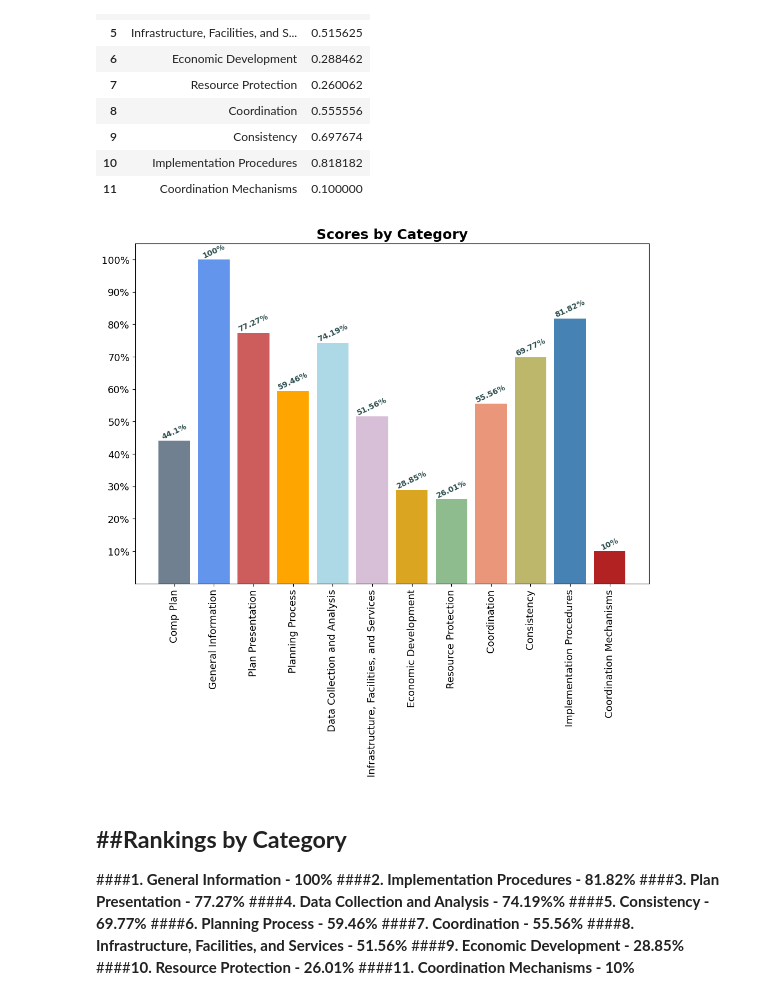
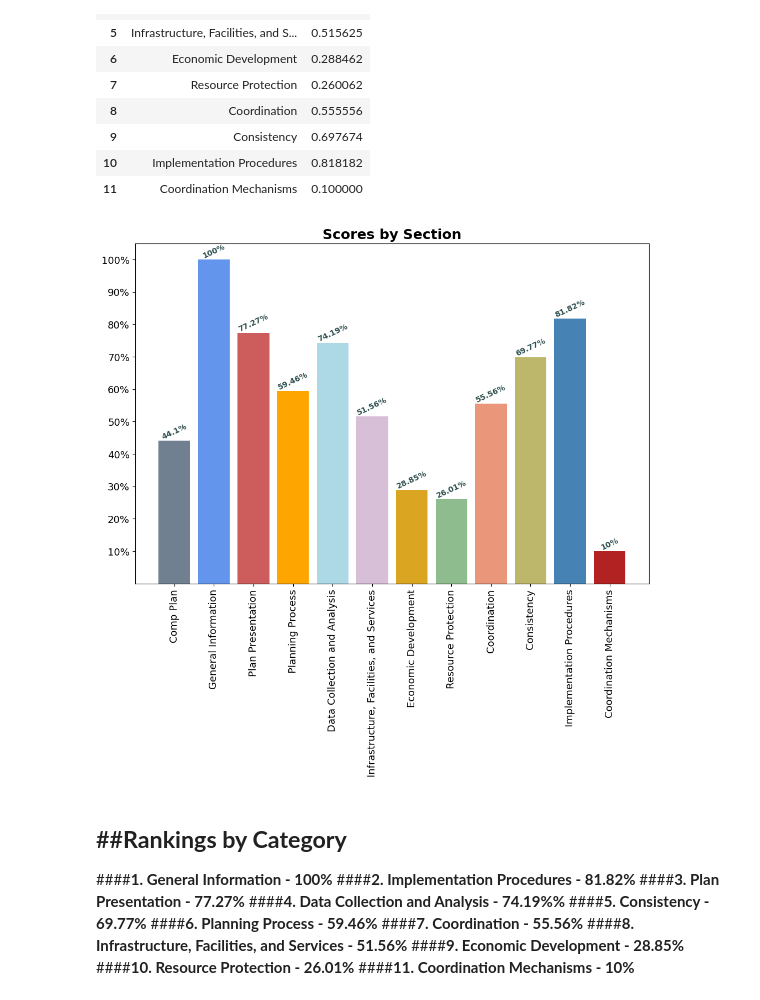
Before and after one commit to baileymccluresinger/UAPP703_2024, a Jupyter notebook: UAPP706_Project.ipynb, the cells around one changed output. Cells and saved outputs as stored; diff of their text form; code cells hidden in the pictures.

```diff
--- a/UAPP706_Project.ipynb
+++ b/UAPP706_Project.ipynb
@@ -482,12 +482,12 @@ percentages = ['44.1%', '100%', '77.27%', '59.46%', '74.19%', '51.56%', '28.85%'
 # %%
 plt.figure(figsize=(12,8))
 figure = plt.bar(score_arr['Category'], score_arr['Score'], color=colors, width=0.8)
 plt.xticks(score_arr['Category'], cat_names, fontsize=13, rotation ='vertical');
 plt.yticks([0.1,0.2,0.3,0.4,0.5,0.6,0.7,0.8,0.9,1.0], scores, fontsize=13);
-plt.title("Scores by Category", fontsize=18, fontweight='bold');
+plt.title("Scores by Section", fontsize=18, fontweight='bold');
 plt.bar_label(figure, percentages, label_type='edge', fontsize=10, color='darkslategrey', fontweight='bold',rotation=25);
 # %% [output]
-[figure, old version]
+[figure, new version]
 # %% [markdown]
 ##**Rankings by Category**
 ---
```
Also changed, not shown: parts of 4 cells of this notebook.
